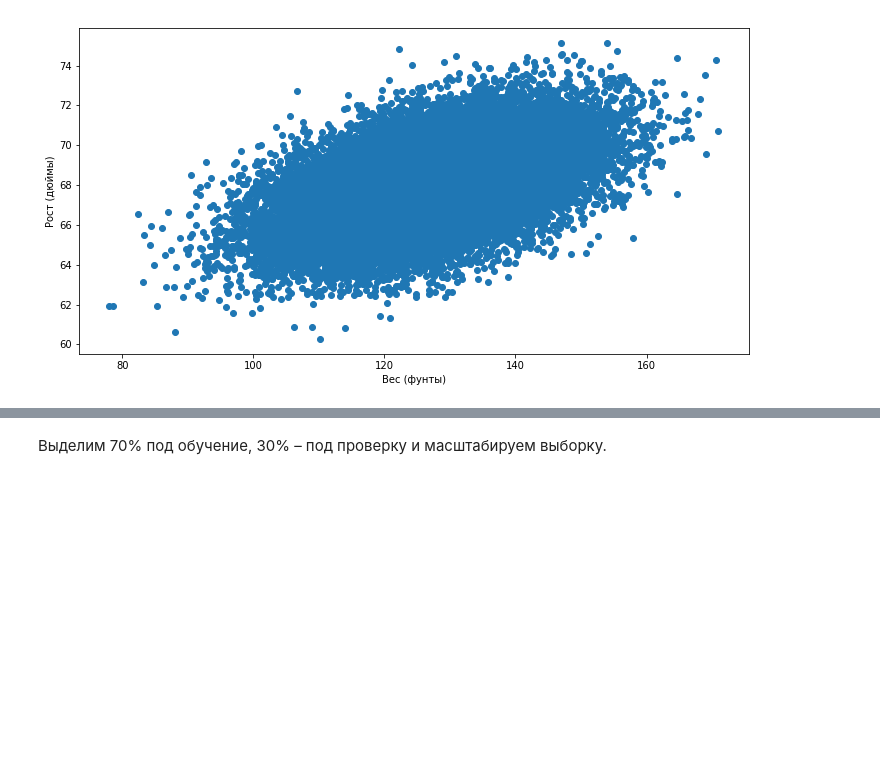
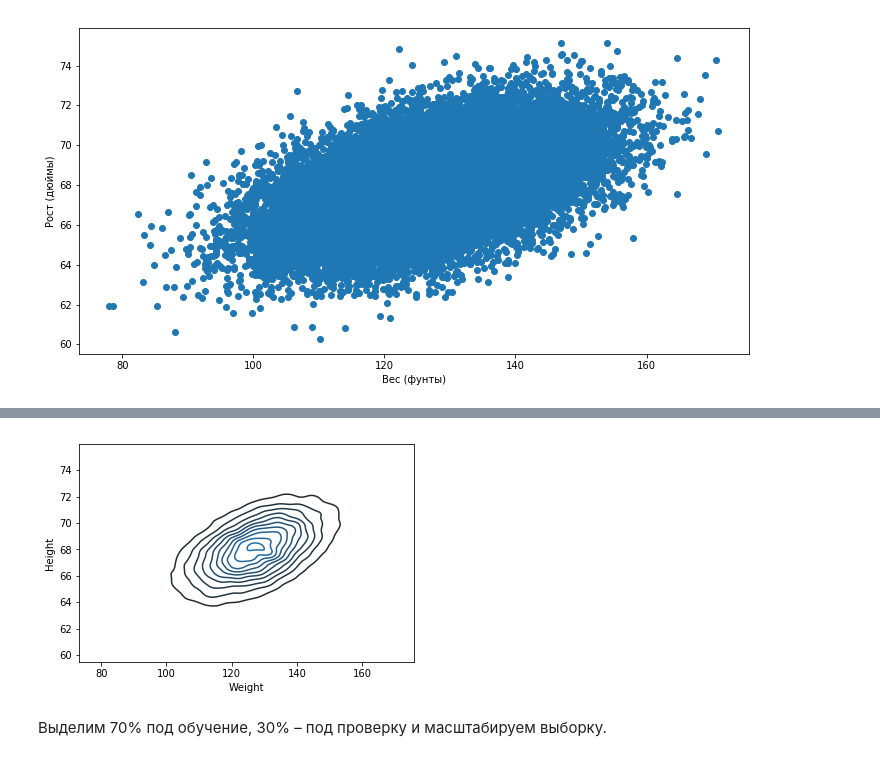
Before and after one commit to zarkaltair/Data-Scientist, a Jupyter notebook: Scikit-learn/mlcourse.ai/Task_8_vowpal_wabbit/mlcourse_ai_task_8_home_work.ipynb, the cells around one changed output, grey strips where cells are left out. Saved outputs shown, nothing was run; the diff lists cells and outputs as text; code cells hidden in the pictures; blank space fills up the shorter version.

```diff
--- a/Scikit-learn/mlcourse.ai/Task_8_vowpal_wabbit/mlcourse_ai_task_8_home_work.ipynb
+++ b/Scikit-learn/mlcourse.ai/Task_8_vowpal_wabbit/mlcourse_ai_task_8_home_work.ipynb
@@ -78,3 +82,7 @@ plt.ylabel('Рост (дюймы)');
+# %%
+sns.kdeplot(data_demo['Weight'], data_demo['Height']);
+# %% [output]
+[figure, added]
 # %%
 X, y = data_demo['Weight'].values, data_demo['Height'].values
 # %% [markdown]
```
Also changed, not shown: parts of 2 cells of this notebook, 1 other file.
